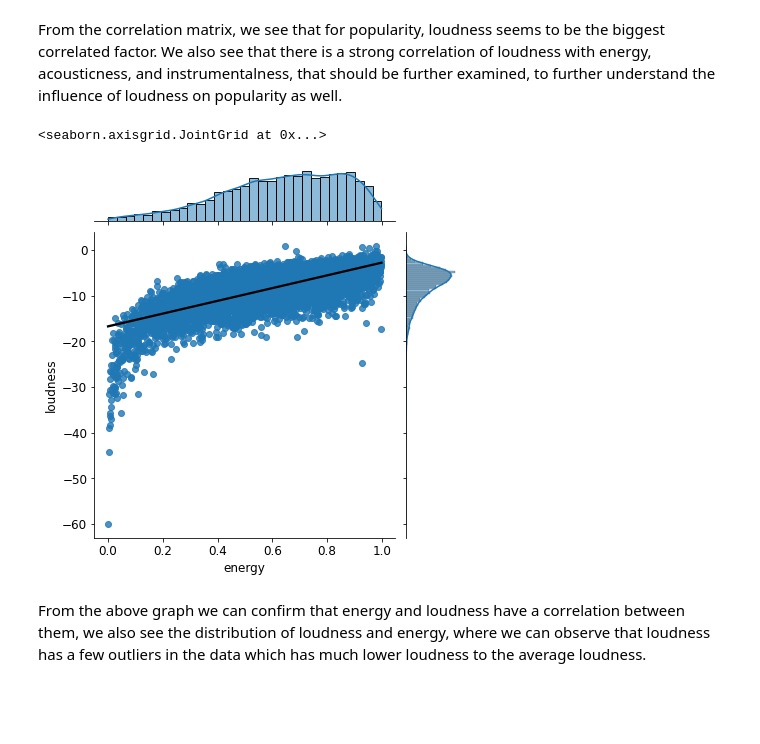
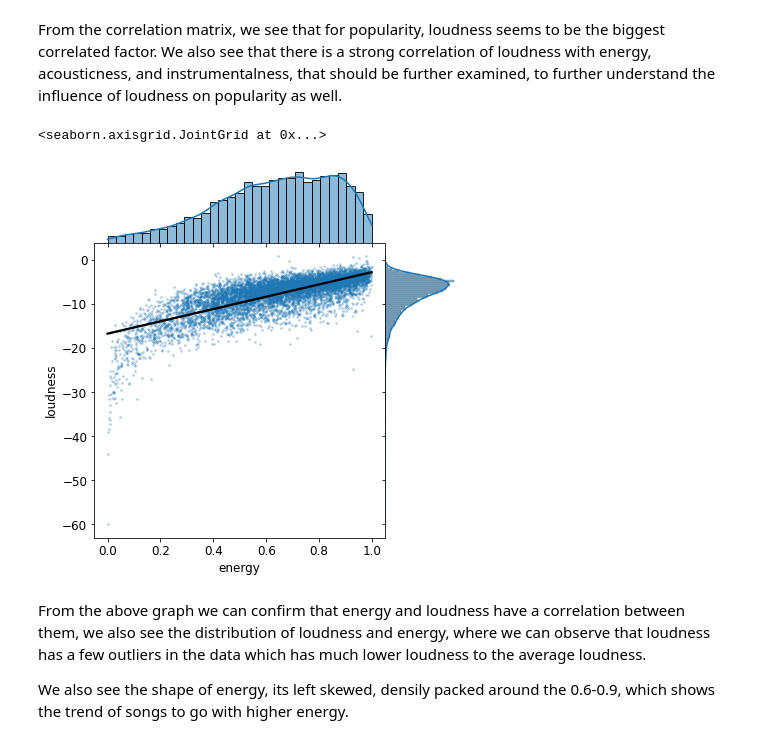
Before and after one commit to mahshidghaffari/Data_Madness, a Jupyter notebook: visual/EDA.ipynb, the cells around one changed output. Drawn from its saved outputs; the diff is of its cells as text; code cells hidden in the pictures; blank space fills up the shorter version.

```diff
--- a/visual/EDA.ipynb
+++ b/visual/EDA.ipynb
@@ -113,16 +116,24 @@ From the correlation matrix, we see that for popularity, loudness seems to be th
 # %%
 sns.jointplot(
     x='energy',
     y='loudness',
     data=data,
 #    stat_func=None,
     kind="reg",
+    ratio=4,
+    space=0,
+    scatter_kws={
+        's': 3,
+        'alpha': 0.25
+    },
     line_kws={
         'color': 'black'
     }
 )
 # %% [output]
 <seaborn.axisgrid.JointGrid at 0x...>
-[figure, old version]
+[figure, new version]
 # %% [markdown]
 From the above graph we can confirm that energy and loudness have a correlation between them, we also see the distribution of loudness and energy, where we can observe that loudness has a few outliers in the data which has much lower loudness to the average loudness.
+
+We also see the shape of energy, its left skewed, densily packed around the 0.6-0.9, which shows the trend of songs to go with higher energy.
```
Also changed, not shown: parts of 11 cells of this notebook, 1 other file.
